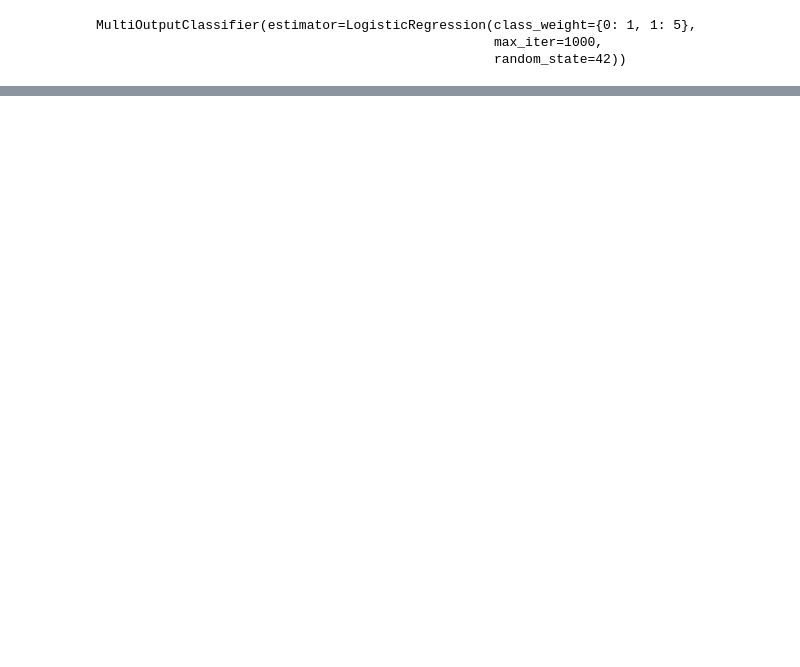
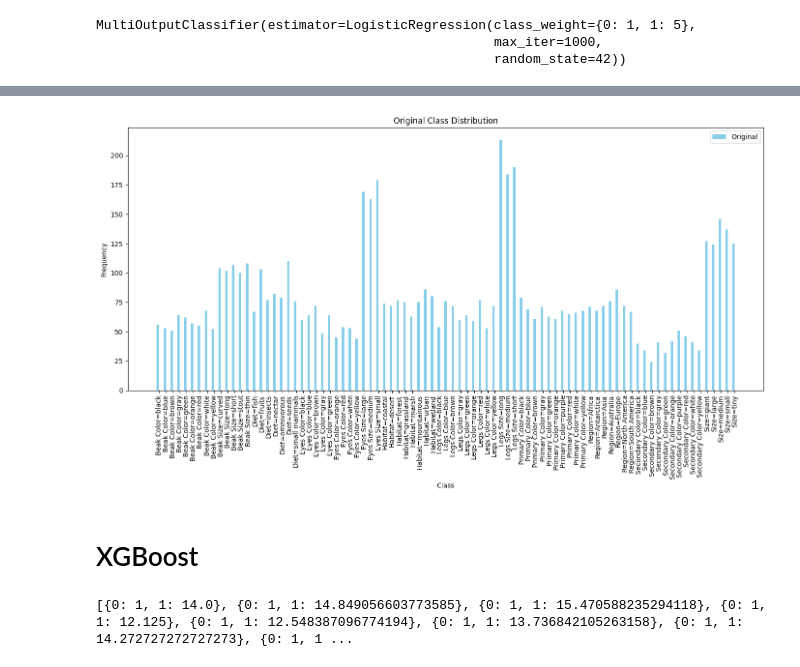
Before and after one commit to HarinduR/FeatherFind, a Jupyter notebook: DSGP.ipynb, the cells around one changed output, grey strips where cells are left out. Drawn from its saved outputs; the diff is of its cells as text; code cells hidden in the pictures; blank space fills up the shorter version.

```diff
--- a/DSGP.ipynb
+++ b/DSGP.ipynb
@@ -57,13 +57,13 @@ from sklearn.feature_extraction.text import TfidfVectorizer
 
 # Create TF-IDF features with enhanced settings
 vectorizer = TfidfVectorizer(
-    max_features=1000,
+    max_features=2000,
     ngram_range=(1, 3),  # Include bigrams and trigrams
     stop_words='english'
 )
 
-X_train = vectorizer.fit_transform(train_text)
-X_test = vectorizer.transform(test_text)
+X_train_org = vectorizer.fit_transform(train_text)
+X_test_org = vectorizer.transform(test_text)
 # %%
 
 # ----------------------
@@ -72,8 +72,8 @@ X_test = vectorizer.transform(test_text)
 from sklearn.preprocessing import MultiLabelBinarizer
 
 mlb = MultiLabelBinarizer()
-y_train = mlb.fit_transform(train_labels)
-y_test = mlb.transform(test_labels)
+y_train_org = mlb.fit_transform(train_labels)
+y_test_org = mlb.transform(test_labels)
 # %%
 # ----------------------
 # Step 5: Build Logistic Regression Model
@@ -91,7 +91,7 @@ clf = MultiOutputClassifier(
 )
 
 # Train
-clf.fit(X_train, y_train)
+clf.fit(X_train_org, y_train_org)
 # %% [output]
 MultiOutputClassifier(estimator=LogisticRegression(class_weight={0: 1, 1: 5},
                                                    max_iter=1000,
@@ -372,0 +155,40 @@ print(cr2)
+# %%
+import numpy as np
+import pandas as pd
+import matplotlib.pyplot as plt
+
+# Step 1: Calculate class frequencies
+original_frequencies = np.sum(y_train_org, axis=0)
+class_names = mlb.classes_
+
+# Step 2: Create a comparison DataFrame
+comparison_df = pd.DataFrame({
+    'Class': class_names,
+    'Original Frequency': original_frequencies
+})
+
+# Step 3: Plot using Matplotlib
+x = np.arange(len(class_names))  # Class indices
+width = 0.35  # Width of the bars
+
+plt.figure(figsize=(14, 8))
+plt.bar(x - width/2, comparison_df['Original Frequency'], width, label='Original', color='skyblue')
+plt.xlabel('Class')
+plt.ylabel('Frequency')
+plt.title('Original Class Distribution')
+plt.xticks(x, class_names, rotation=90)
+plt.legend()
+plt.tight_layout()
+plt.show()
+# %% [output]
+[figure, added]
+# %% [markdown]
+# XGBoost
+# %%
+class_weights = []
+for i in range(y_train_org.shape[1]):
+    class_weights.append({0: 1, 1: np.sum(y_train_org[:, i] == 0) / np.sum(y_train_org[:, i] == 1)})
+
+print((class_weights))
+# %% [output]
+[{0: 1, 1: 14.0}, {0: 1, 1: 14.849056603773585}, {0: 1, 1: 15.470588235294118}, {0: 1, 1: 12.125}, {0: 1, 1: 12.548387096774194}, {0: 1, 1: 13.736842105263158}, {0: 1, 1: 14.272727272727273}, {0: 1, 1 ...
```
Also changed, not shown: parts of 21 cells of this notebook.
